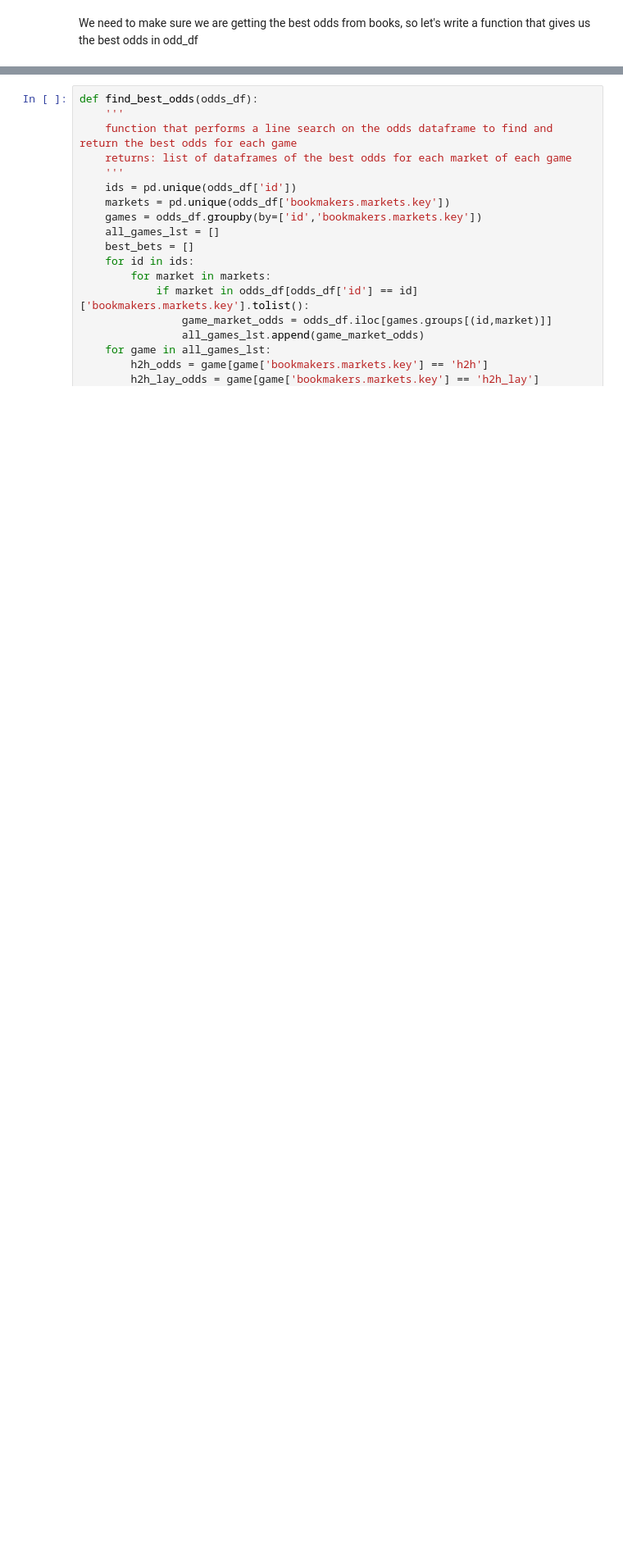
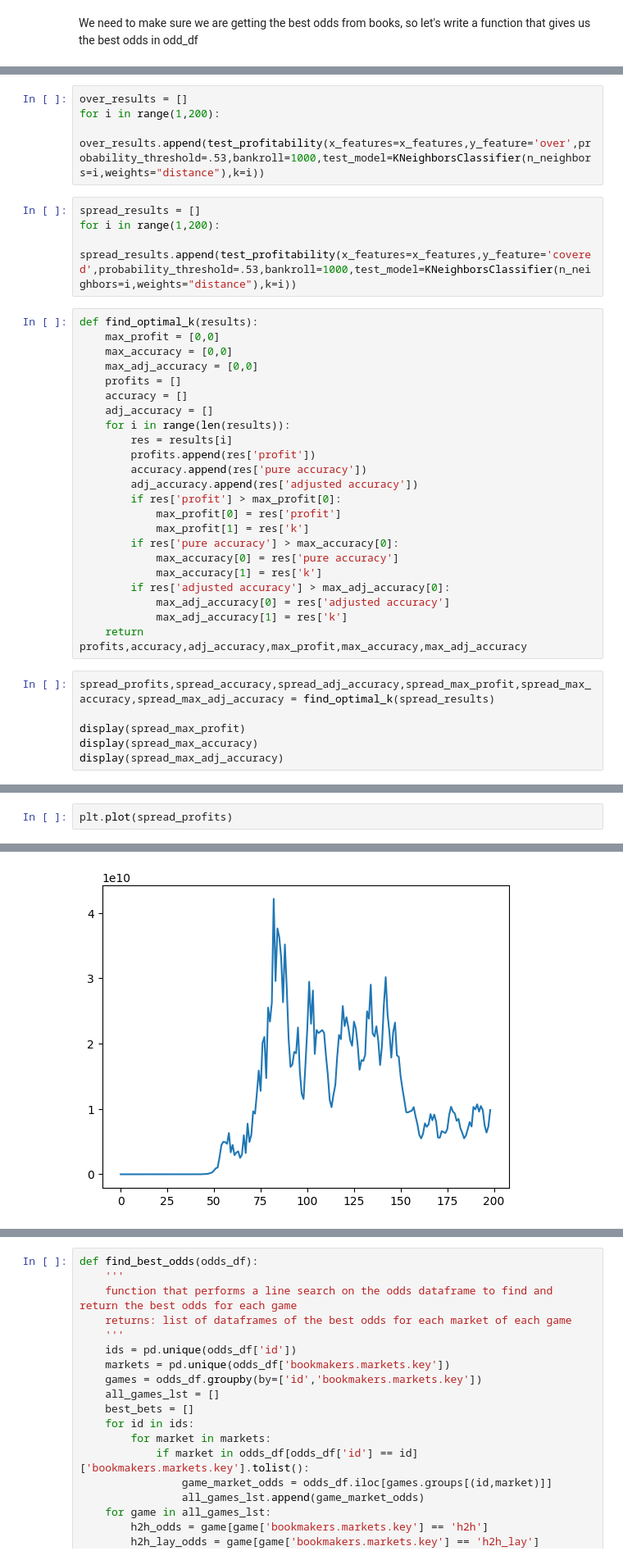
Before and after one commit to JonathanSears1/JonathanSears1.github.io, a Jupyter notebook: Beat-The-Books.ipynb, the cells around one changed output, grey strips where cells are left out. Shown at 82% size. Drawn from its saved outputs; the diff is of its cells as text; blank space fills up the shorter version.

Commit message:
first successful models for over and spread

```diff
--- a/Beat-The-Books.ipynb
+++ b/Beat-The-Books.ipynb
@@ -1714,0 +2040,37 @@ test_profitability(x_features=x_features,y_feature='over',model_error=.6,bankrol
+# %%
+over_results = []
+for i in range(1,200):
+    over_results.append(test_profitability(x_features=x_features,y_feature='over',probability_threshold=.53,bankroll=1000,test_model=KNeighborsClassifier(n_neighbors=i,weights="distance"),k=i))
+# %%
+spread_results = []
+for i in range(1,200):
+    spread_results.append(test_profitability(x_features=x_features,y_feature='covered',probability_threshold=.53,bankroll=1000,test_model=KNeighborsClassifier(n_neighbors=i,weights="distance"),k=i))
+# %%
+def find_optimal_k(results):
+    max_profit = [0,0]
+    max_accuracy = [0,0]
+    max_adj_accuracy = [0,0]
+    profits = []
+    accuracy = []
+    adj_accuracy = []
+    for i in range(len(results)):
+        res = results[i]
+        profits.append(res['profit'])
+        accuracy.append(res['pure accuracy'])
+        adj_accuracy.append(res['adjusted accuracy'])
+        if res['profit'] > max_profit[0]:
+            max_profit[0] = res['profit']
+            max_profit[1] = res['k']
+        if res['pure accuracy'] > max_accuracy[0]:
+            max_accuracy[0] = res['pure accuracy']
+            max_accuracy[1] = res['k']
+        if res['adjusted accuracy'] > max_adj_accuracy[0]:
+            max_adj_accuracy[0] = res['adjusted accuracy']
+            max_adj_accuracy[1] = res['k']
+    return profits,accuracy,adj_accuracy,max_profit,max_accuracy,max_adj_accuracy
+# %%
+spread_profits,spread_accuracy,spread_adj_accuracy,spread_max_profit,spread_max_accuracy,spread_max_adj_accuracy = find_optimal_k(spread_results)
+
+display(spread_max_profit)
+display(spread_max_accuracy)
+display(spread_max_adj_accuracy)
@@ -1714,0 +2081,3 @@ test_profitability(x_features=x_features,y_feature='over',model_error=.6,bankrol
+# %%
+plt.plot(spread_profits)
+# %% [output]
@@ -1714,0 +2085 @@ test_profitability(x_features=x_features,y_feature='over',model_error=.6,bankrol
+[figure, added]
```
Also changed, not shown: parts of 38 cells of this notebook, 1 other file.
